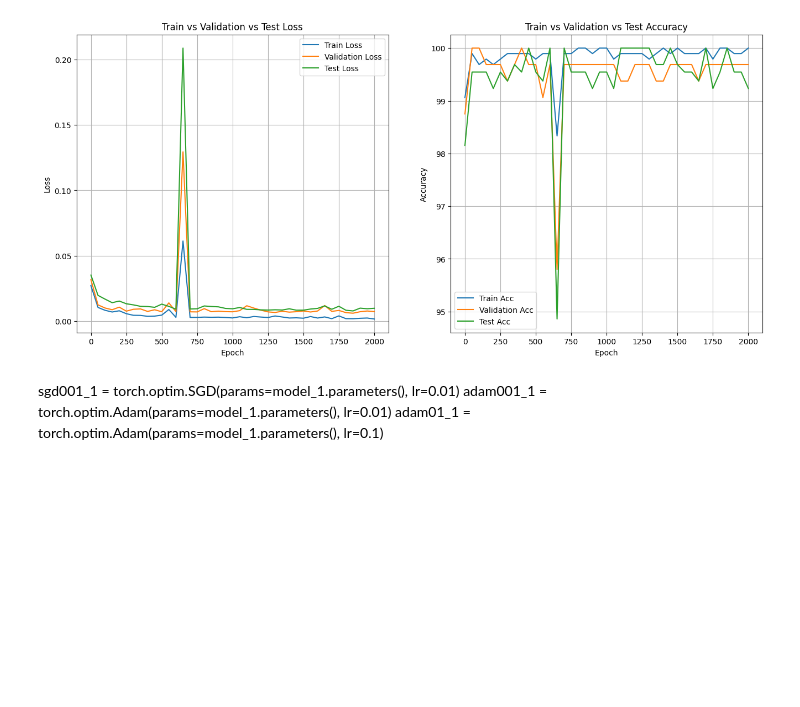
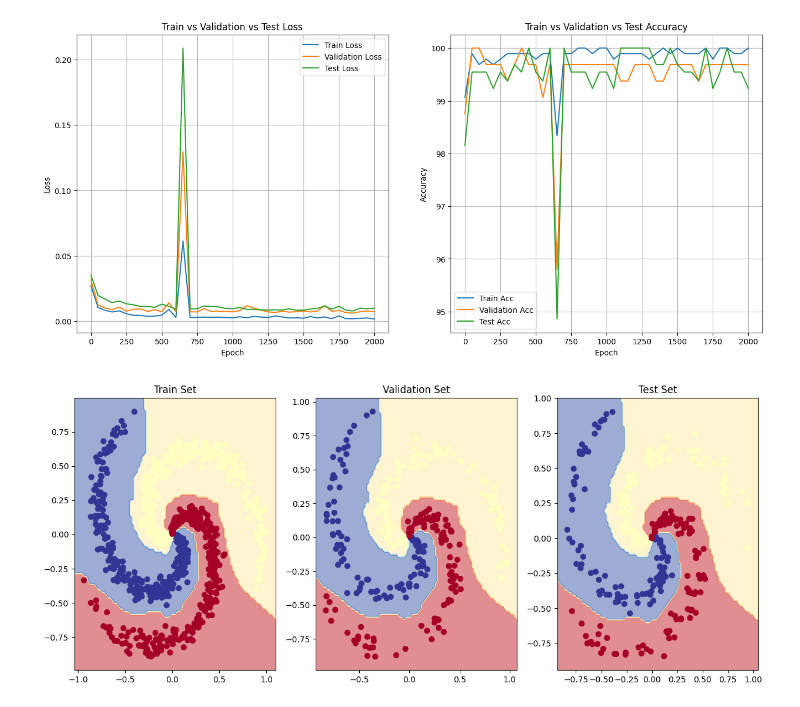
Before and after one commit to marcel1520/ML-course-train-val-test, a Jupyter notebook: training_nn_spiral_loop_function.ipynb, the cells around one changed output. Cells and saved outputs as stored; diff of their text form; code cells hidden in the pictures; blank space fills up the shorter version.

```diff
--- a/training_nn_spiral_loop_function.ipynb
+++ b/training_nn_spiral_loop_function.ipynb
@@ -489,10 +489,7 @@ Epoch: 2000 | Loss: 0.002 | Acc: 100.000 | Val Loss: 0.007 | Val Acc: 99.688 |
 model_1_3w_opt2_graphs = plot_graphs_3w(epochs_3w_12, loss_3w_12, val_loss_3w_12, test_loss_3w_12, acc_3w_12, val_acc_3w_12, test_acc_3w_12)
 # %% [output]
 [figure]
-# %% [markdown]
-sgd001_1 = torch.optim.SGD(params=model_1.parameters(),
-                           lr=0.01)
-adam001_1 = torch.optim.Adam(params=model_1.parameters(),
-                            lr=0.01)
-adam01_1 = torch.optim.Adam(params=model_1.parameters(),
-                            lr=0.1)
+# %%
+model_1_3w_opt2_results = plot_result_3w(model_1, train_loader, val_loader, test_loader)
+# %% [output]
+[figure, added]
```
Also changed, not shown: parts of 1 cell of this notebook.
